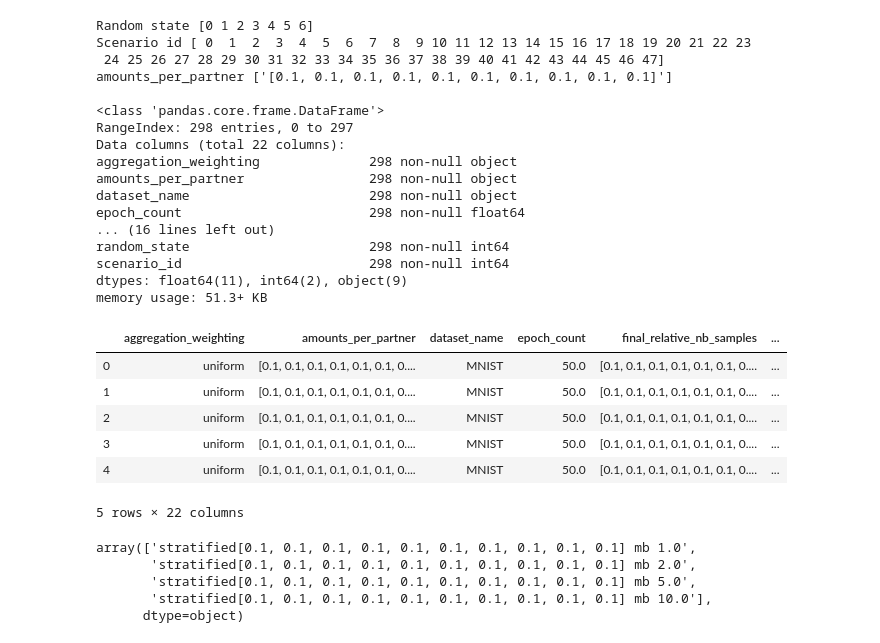
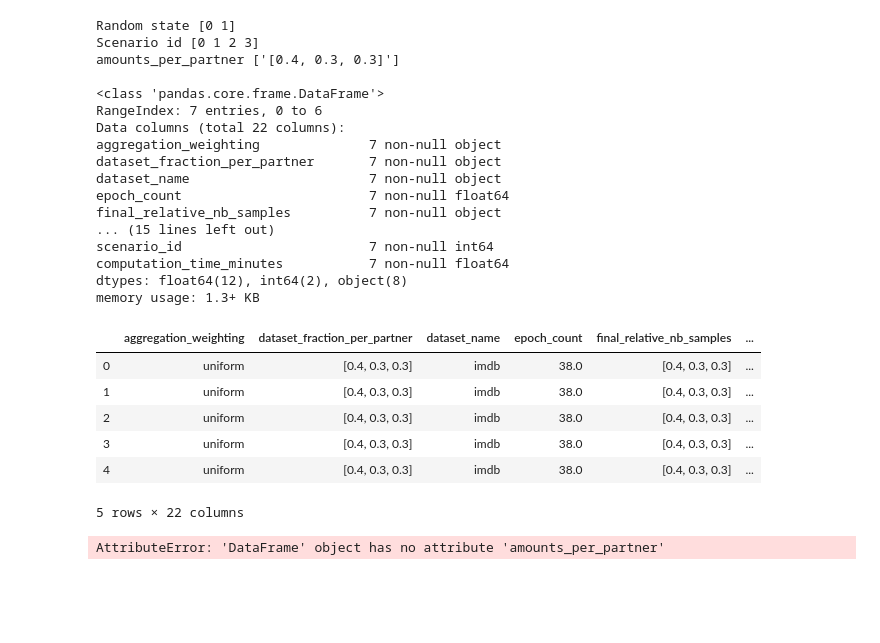
Before and after one commit to LabeliaLabs/distributed-learning-contributivity, a Jupyter notebook: notebooks/mpl.ipynb, the cells around one changed output. Cells and saved outputs as stored; diff of their text form; code cells hidden in the pictures; blank space fills up the shorter version.

```diff
--- a/notebooks/mpl.ipynb
+++ b/notebooks/mpl.ipynb
@@ -61,53 +82,49 @@ memory usage: 51.3+ KB
 # %%
 scenario_ids = df.scenario_id.unique()
 random_states = df.random_state.unique()
-samples_split_options = df.samples_split_option.unique()
-amounts_per_partner_list = df.amounts_per_partner.unique()
+samples_split_options = df.samples_split_description.unique()
+amounts_per_partner_list = df.dataset_fraction_per_partner.unique()
 gradient_updates_per_pass_count_list = df.gradient_updates_per_pass_count.unique()
 
 print('Random state', random_states)
 print('Scenario id', scenario_ids)
 print('amounts_per_partner', amounts_per_partner_list)
 print()
 
 df.info()
 df.head(5)
 # %% [output]
-Random state [0 1 2 3 4 5 6]
-Scenario id [ 0  1  2  3  4  5  6  7  8  9 10 11 12 13 14 15 16 17 18 19 20 21 22 23
- 24 25 26 27 28 29 30 31 32 33 34 35 36 37 38 39 40 41 42 43 44 45 46 47]
-amounts_per_partner ['[0.1, 0.1, 0.1, 0.1, 0.1, 0.1, 0.1, 0.1, 0.1, 0.1]']
+Random state [0 1]
+Scenario id [0 1 2 3]
+amounts_per_partner ['[0.4, 0.3, 0.3]']
 
 <class 'pandas.core.frame.DataFrame'>
-RangeIndex: 298 entries, 0 to 297
+RangeIndex: 7 entries, 0 to 6
 Data columns (total 22 columns):
-aggregation_weighting              298 non-null object
-amounts_per_partner                298 non-null object
-dataset_name                       298 non-null object
-epoch_count                        298 non-null float64
-... (16 lines left out)
-random_state                       298 non-null int64
-scenario_id                        298 non-null int64
-dtypes: float64(11), int64(2), object(9)
-memory usage: 51.3+ KB
+aggregation_weighting              7 non-null object
+dataset_fraction_per_partner       7 non-null object
+dataset_name                       7 non-null object
+epoch_count                        7 non-null float64
+final_relative_nb_samples          7 non-null object
+... (15 lines left out)
+scenario_id                        7 non-null int64
+computation_time_minutes           7 non-null float64
+dtypes: float64(12), int64(2), object(8)
+memory usage: 1.3+ KB
-|  | aggregation_weighting | amounts_per_partner | dataset_name | epoch_count | final_relative_nb_samples | ... |
-| 0 | uniform | [0.1, 0.1, 0.1, 0.1, 0.1, 0.1, 0.... | MNIST | 50.0 | [0.1, 0.1, 0.1, 0.1, 0.1, 0.1, 0.... | ... |
-| 1 | uniform | [0.1, 0.1, 0.1, 0.1, 0.1, 0.1, 0.... | MNIST | 50.0 | [0.1, 0.1, 0.1, 0.1, 0.1, 0.1, 0.... | ... |
-| 2 | uniform | [0.1, 0.1, 0.1, 0.1, 0.1, 0.1, 0.... | MNIST | 50.0 | [0.1, 0.1, 0.1, 0.1, 0.1, 0.1, 0.... | ... |
-| 3 | uniform | [0.1, 0.1, 0.1, 0.1, 0.1, 0.1, 0.... | MNIST | 50.0 | [0.1, 0.1, 0.1, 0.1, 0.1, 0.1, 0.... | ... |
-| 4 | uniform | [0.1, 0.1, 0.1, 0.1, 0.1, 0.1, 0.... | MNIST | 50.0 | [0.1, 0.1, 0.1, 0.1, 0.1, 0.1, 0.... | ... |
+|  | aggregation_weighting | dataset_fraction_per_partner | dataset_name | epoch_count | final_relative_nb_samples | ... |
+| 0 | uniform | [0.4, 0.3, 0.3] | imdb | 38.0 | [0.4, 0.3, 0.3] | ... |
+| 1 | uniform | [0.4, 0.3, 0.3] | imdb | 38.0 | [0.4, 0.3, 0.3] | ... |
+| 2 | uniform | [0.4, 0.3, 0.3] | imdb | 38.0 | [0.4, 0.3, 0.3] | ... |
+| 3 | uniform | [0.4, 0.3, 0.3] | imdb | 38.0 | [0.4, 0.3, 0.3] | ... |
+| 4 | uniform | [0.4, 0.3, 0.3] | imdb | 38.0 | [0.4, 0.3, 0.3] | ... |
 5 rows × 22 columns
 # %%
 df["computation_time_minutes"] = df.learning_computation_time_sec / 60
-df.short_scenario_name = df.samples_split_option + df.amounts_per_partner + ' mb ' + df.minibatch_count.astype(str)
+df.short_scenario_name = df.samples_split_description + df.amounts_per_partner + ' mb ' + df.minibatch_count.astype(str)
 df.short_scenario_name.unique()
 #df.contributivity_method = df.contributivity_method.str.replace('values', '')
 # %% [output]
-array(['stratified[0.1, 0.1, 0.1, 0.1, 0.1, 0.1, 0.1, 0.1, 0.1, 0.1] mb 1.0',
-       'stratified[0.1, 0.1, 0.1, 0.1, 0.1, 0.1, 0.1, 0.1, 0.1, 0.1] mb 2.0',
-       'stratified[0.1, 0.1, 0.1, 0.1, 0.1, 0.1, 0.1, 0.1, 0.1, 0.1] mb 5.0',
-       'stratified[0.1, 0.1, 0.1, 0.1, 0.1, 0.1, 0.1, 0.1, 0.1, 0.1] mb 10.0'],
-      dtype=object)
+AttributeError: 'DataFrame' object has no attribute 'amounts_per_partner'
 # %%
 # Helper function for plot
 def get_x_tick_amount(df, scenario_id, partners_ids):
```
Also changed, not shown: parts of 5 cells of this notebook, 1 other file.
